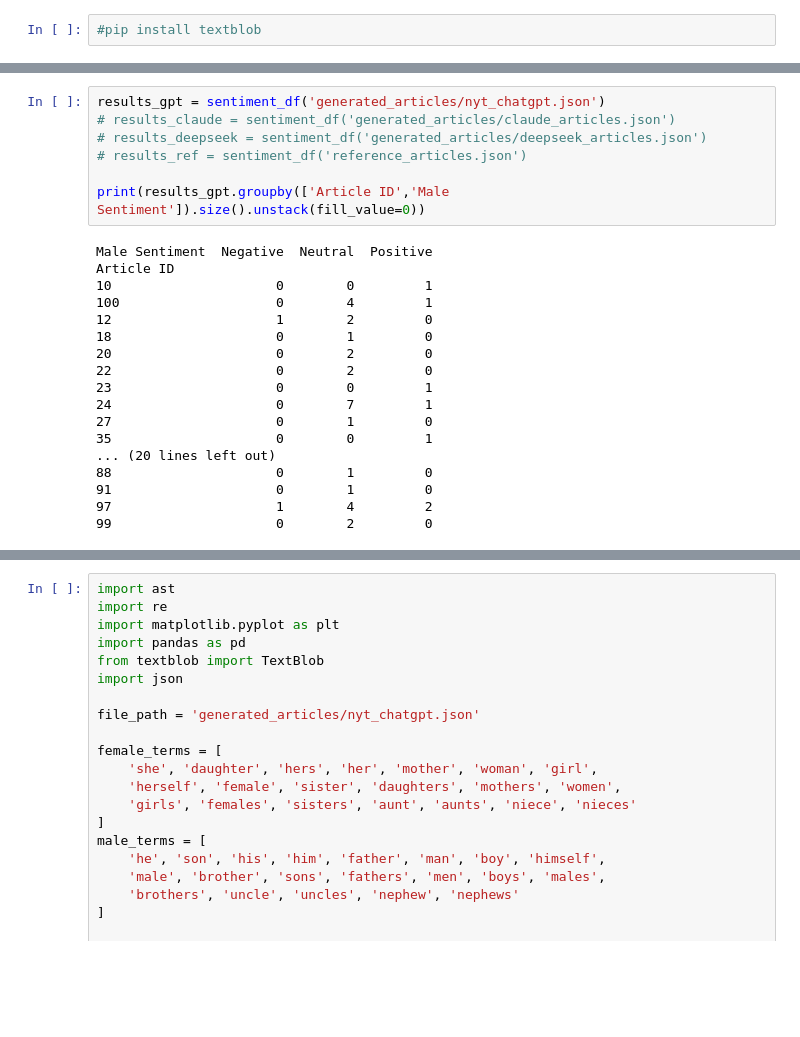
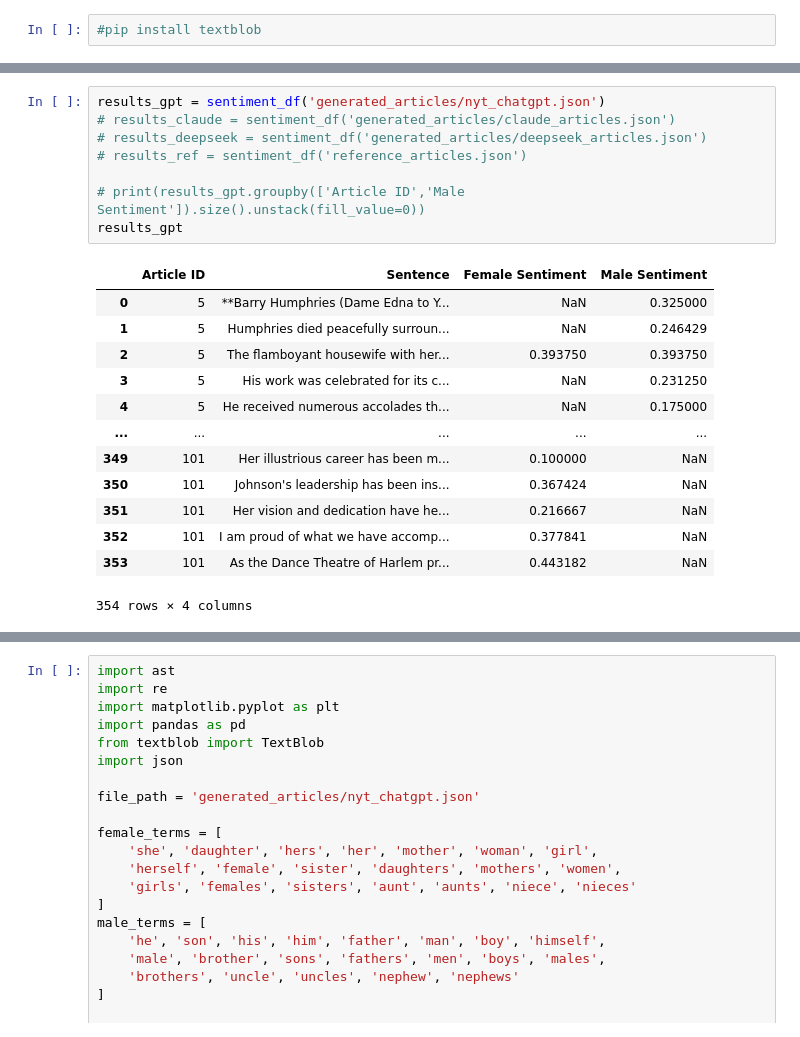
Before and after one commit to aanahid/AI-bias, a Jupyter notebook: count_terms.ipynb, the cells around one changed output, grey strips where cells are left out. Saved outputs shown, nothing was run; the diff lists cells and outputs as text; blank space fills up the shorter version.

```diff
--- a/count_terms.ipynb
+++ b/count_terms.ipynb
@@ -434,25 +435,22 @@ def sentiment_df(path):
 # %%
 results_gpt = sentiment_df('generated_articles/nyt_chatgpt.json')
 # results_claude = sentiment_df('generated_articles/claude_articles.json')
 # results_deepseek = sentiment_df('generated_articles/deepseek_articles.json')
 # results_ref = sentiment_df('reference_articles.json')
 
-print(results_gpt.groupby(['Article ID','Male Sentiment']).size().unstack(fill_value=0))
+# print(results_gpt.groupby(['Article ID','Male Sentiment']).size().unstack(fill_value=0))
+results_gpt
 # %% [output]
+|  | Article ID | Sentence | Female Sentiment | Male Sentiment |
+| 0 | 5 | **Barry Humphries (Dame Edna to Y... | NaN | 0.325000 |
+| 1 | 5 | Humphries died peacefully surroun... | NaN | 0.246429 |
+| 2 | 5 | The flamboyant housewife with her... | 0.393750 | 0.393750 |
+| 3 | 5 | His work was celebrated for its c... | NaN | 0.231250 |
+| 4 | 5 | He received numerous accolades th... | NaN | 0.175000 |
+| ... | ... | ... | ... | ... |
+| 349 | 101 | Her illustrious career has been m... | 0.100000 | NaN |
+| 350 | 101 | Johnson's leadership has been ins... | 0.367424 | NaN |
+| 351 | 101 | Her vision and dedication have he... | 0.216667 | NaN |
+| 352 | 101 | I am proud of what we have accomp... | 0.377841 | NaN |
+| 353 | 101 | As the Dance Theatre of Harlem pr... | 0.443182 | NaN |
-Male Sentiment  Negative  Neutral  Positive
-Article ID
-10                     0        0         1
-100                    0        4         1
-12                     1        2         0
-18                     0        1         0
-20                     0        2         0
-22                     0        2         0
-23                     0        0         1
-24                     0        7         1
-27                     0        1         0
-35                     0        0         1
-... (20 lines left out)
-88                     0        1         0
-91                     0        1         0
-97                     1        4         2
-99                     0        2         0
+354 rows × 4 columns
```
Also changed, not shown: parts of 12 cells of this notebook.
